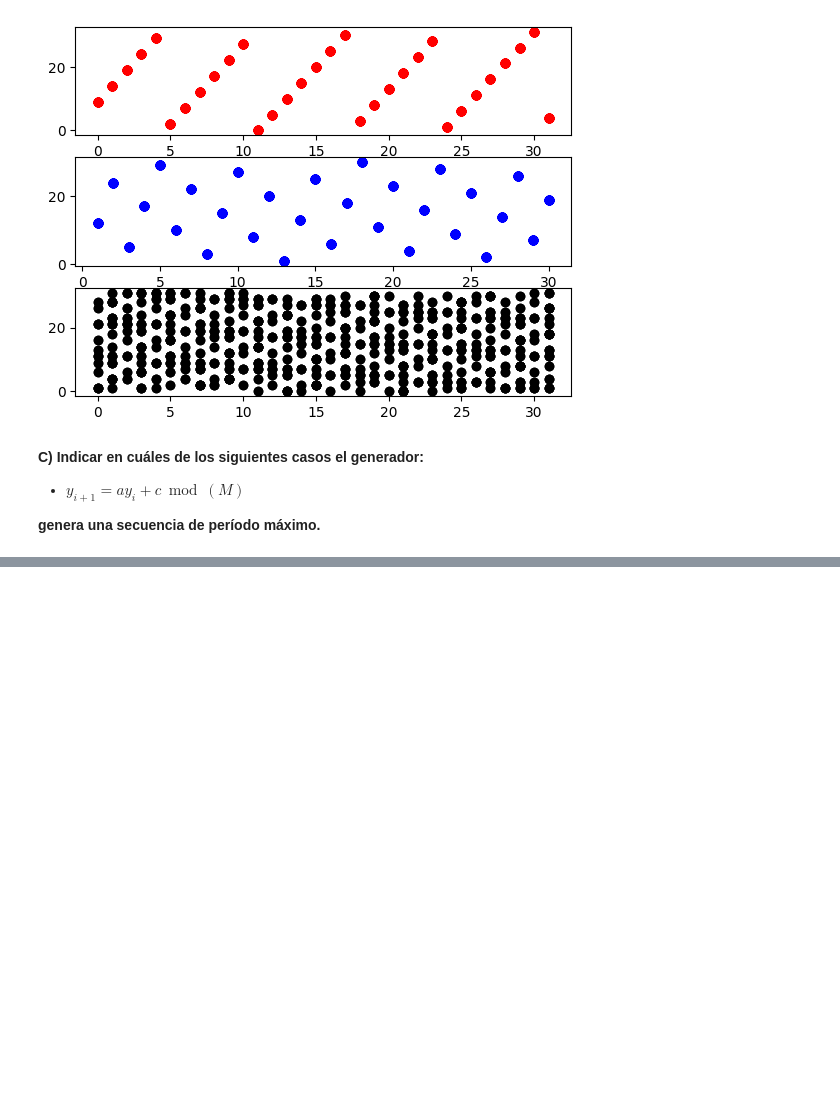
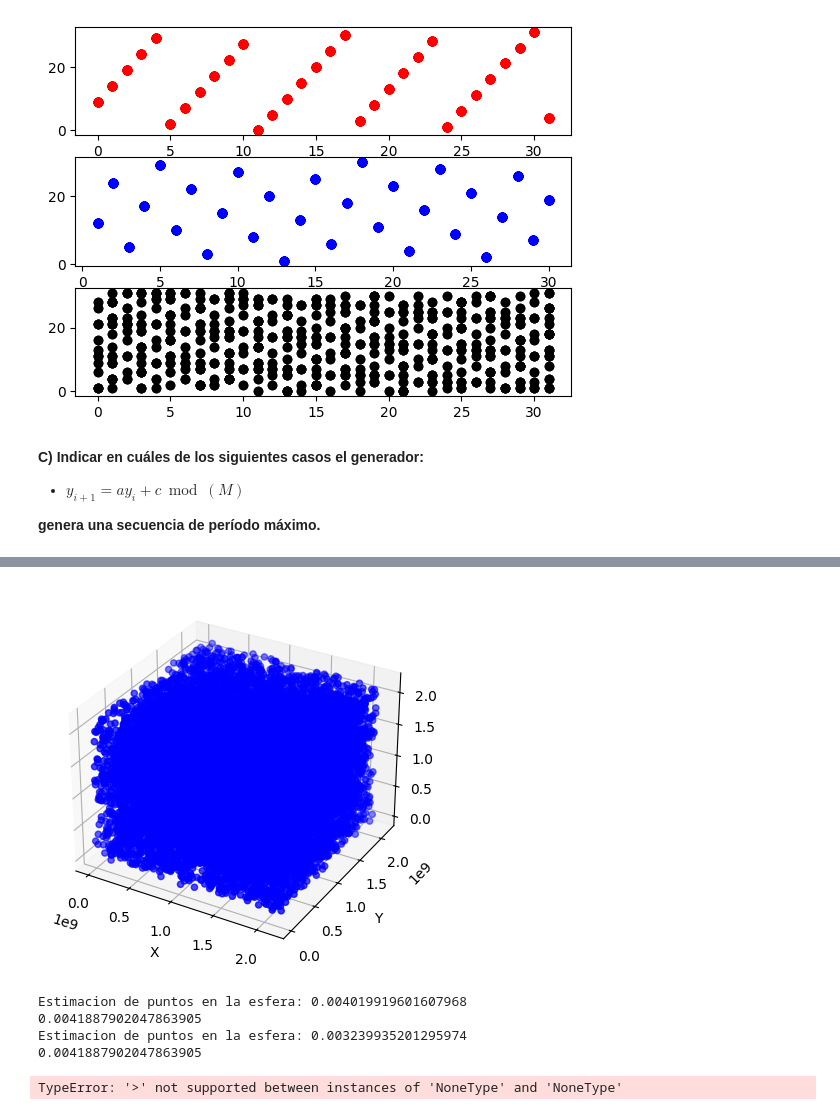
Before and after one commit to alvaro-mediina/modelos-y-simulacion-2025, a Jupyter notebook: tp3-aleatoriedad-montecarlo/main.ipynb, the cells around one changed output, grey strips where cells are left out. Drawn from its saved outputs; the diff is of its cells as text; code cells hidden in the pictures; blank space fills up the shorter version.

```diff
--- a/tp3-aleatoriedad-montecarlo/main.ipynb
+++ b/tp3-aleatoriedad-montecarlo/main.ipynb
@@ -77,0 +145,39 @@ Los parámetros a:7, c:0, M:71 genera una secuencia de período máximo -> False
+# %%
+# Ahora probamos con la otra entrada
+
+# Seed
+a = 7 ** 5
+M_1 = (2 ** 31) - 1
+seed = 1
+iterations = 50000
+randu_generation = Randu.randu_generator(
+    a=a, seed=seed, M=M, iterations=iterations)
+
+# Seteo las tuplas
+xs1 = randu_generation[0::3]
+ys1 = randu_generation[1::3]
+zs1 = randu_generation[2::3]
+
+
+# Plot 3D de los puntos generados con ternas (u_i, u_i+1, u_i+2)
+# Rotarlo para encontrar los hiperplanos
+fig = plt.figure()
+ax = fig.add_subplot(111, projection='3d')
+ax.scatter(xs1, ys1, zs1, c='b', marker='o')
+ax.set_xlabel('X')
+ax.set_ylabel('Y')
+ax.set_zlabel('Z')
+plt.show()
+# %% [output]
+[figure, added]
+# %%
+estimation_1 = estimation_of_points_on_sphere(xs=xs, ys=ys, zs=zs, M=M)
+estimation_2 = estimation_of_points_on_sphere(xs=xs1, ys=ys1, zs=zs1, M=M_1)
+max_estimation = estimation_1 if estimation_1 > estimation_2 else estimation_2
+print(f"El valor de la mayor estimacion de puntos en la esfera es: {max_estimation}")
+# %% [output]
+Estimacion de puntos en la esfera: 0.004019919601607968
+0.0041887902047863905
+Estimacion de puntos en la esfera: 0.003239935201295974
+0.0041887902047863905
+TypeError: '>' not supported between instances of 'NoneType' and 'NoneType'
```
Also changed, not shown: parts of 5 cells of this notebook, 1 other file.
